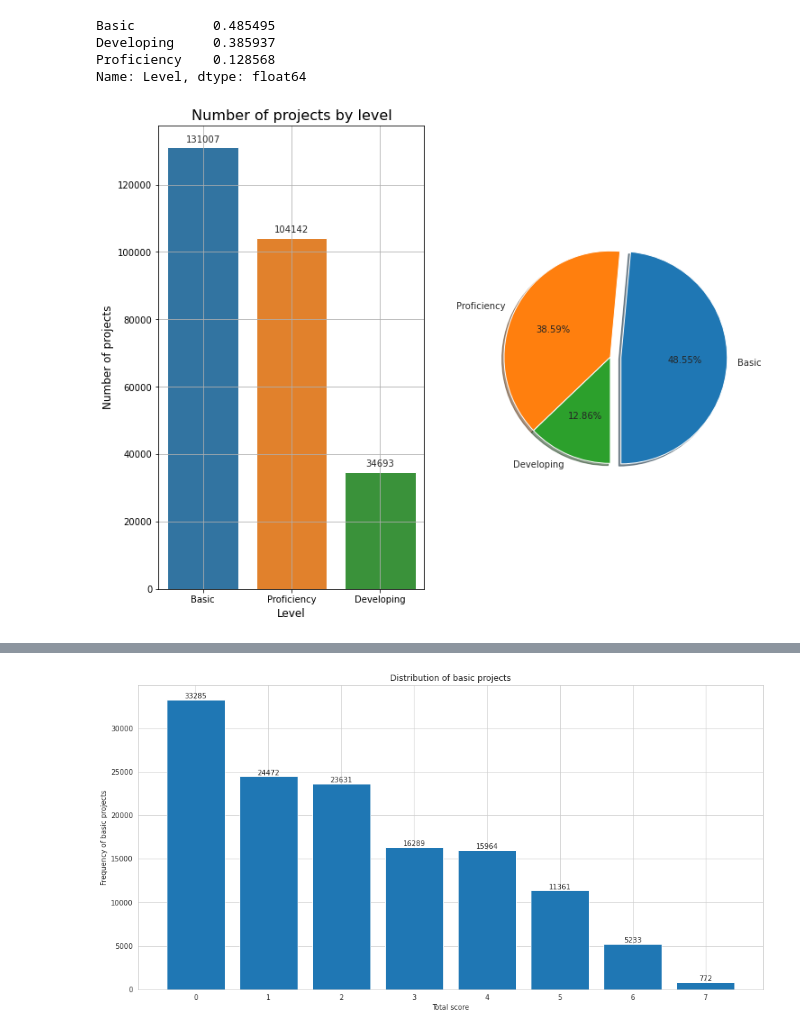
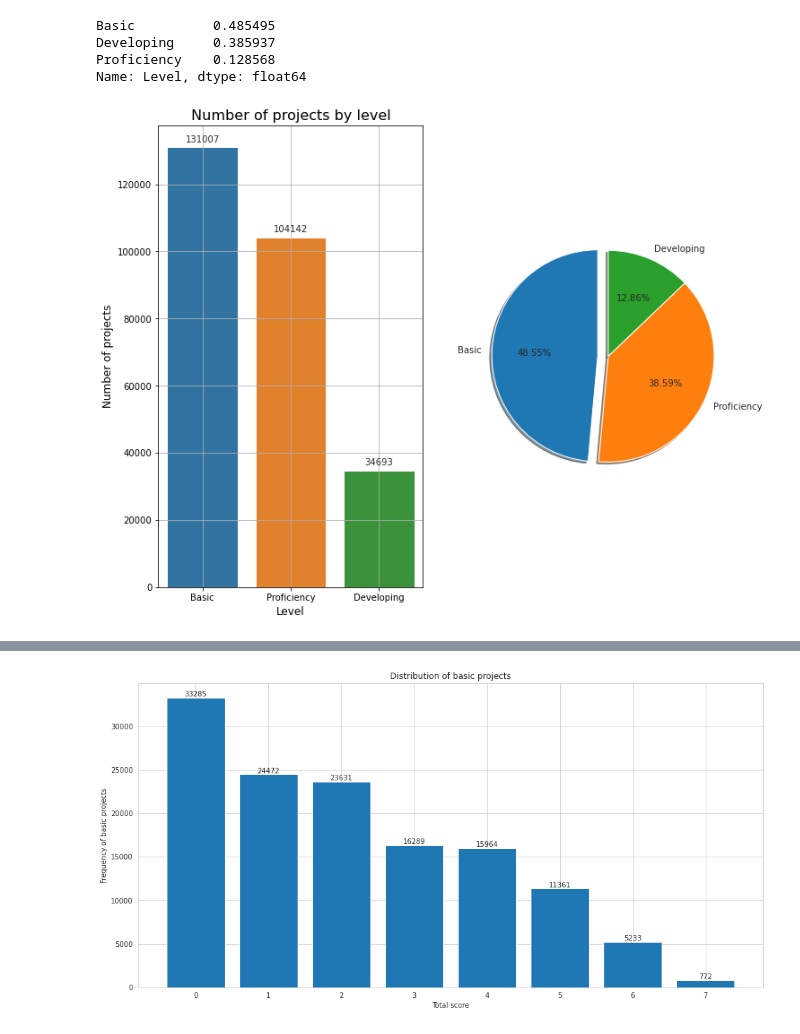
Before and after one commit to rcruiz/pruebaCT, a Jupyter notebook: Dr_Scratch_Analysis.ipynb, the cells around one changed output, grey strips where cells are left out. Cells and saved outputs as stored; diff of their text form; code cells hidden in the pictures.

```diff
--- a/Dr_Scratch_Analysis.ipynb
+++ b/Dr_Scratch_Analysis.ipynb
@@ -150,28 +149,31 @@ Developing     0.385937
 Proficiency    0.128568
 Name: Level, dtype: float64
 # %%
+values = df_dr_scratch["Level"].value_counts()
+names = df_dr_scratch.Level.unique()
+
 fig, (ax1, ax2) = plt.subplots(2, figsize=(10, 8))
 fig.tight_layout(pad=2)
-
 plt.subplot(1,2,1)
 
 sns.set_style('whitegrid')
 ax1 = sns.barplot(x=names, y=values, data=df_dr_scratch)
 for patch in ax1.patches:
     ax1.annotate(format(patch.get_height(), '.0f'),(patch.get_x() + patch.get_width() / 2., patch.get_height()),
                 ha='center', va='center', xytext=(0, 9), textcoords='offset points')
 plt.title("Number of projects by level", fontsize=16)
 plt.xlabel('Level', fontsize=12)
 plt.ylabel('Number of projects', fontsize=12)
 ax1.grid(True)
 
 
 plt.subplot(1,2,2)
 explode = (0.1, 0, 0)
-plt.pie(values, explode=explode, labels=names, autopct='%1.2f%%', shadow=True, startangle=270)
+plt.pie(values, explode=explode, labels=names, autopct='%1.2f%%', shadow=True, startangle=90, )
 ax2.axis('equal')
 ax2.grid(False)
+#plt.legend(loc="lower center", labels=names)
 plt.show()
 # %% [output]
-[figure, old version]
+[figure, new version]
 # %% [markdown]
```
Also changed, not shown: parts of 89 cells of this notebook.
